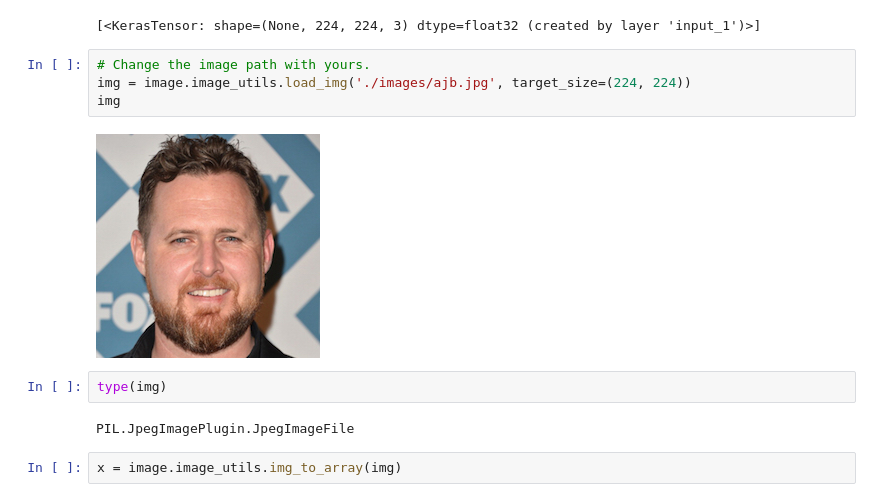
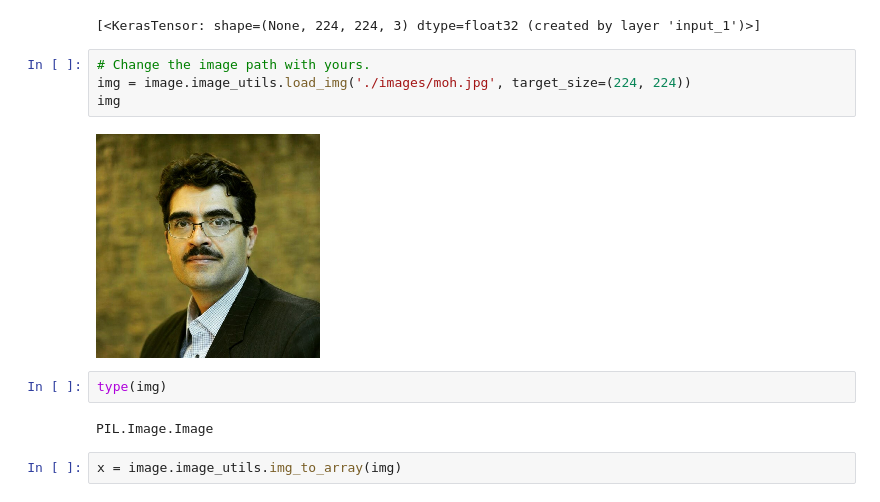
Before and after one commit to sedavasema/one-shot-learning, a Jupyter notebook: 4_my_introfacerecognition.ipynb, the cells around one changed output. Drawn from its saved outputs; the diff is of its cells as text.

```diff
--- a/4_my_introfacerecognition.ipynb
+++ b/4_my_introfacerecognition.ipynb
@@ -83,14 +86,14 @@ model.inputs
 [<KerasTensor: shape=(None, 224, 224, 3) dtype=float32 (created by layer 'input_1')>]
 # %%
 # Change the image path with yours.
-img = image.image_utils.load_img('./images/ajb.jpg', target_size=(224, 224))
+img = image.image_utils.load_img('./images/moh.jpg', target_size=(224, 224))
 img
 # %% [output]
-[figure, old version]
+[figure, new version]
 # %%
 type(img)
 # %% [output]
-PIL.JpegImagePlugin.JpegImageFile
+PIL.Image.Image
 # %%
 x = image.image_utils.img_to_array(img)
 # %%
```
Also changed, not shown: parts of 13 cells of this notebook.
